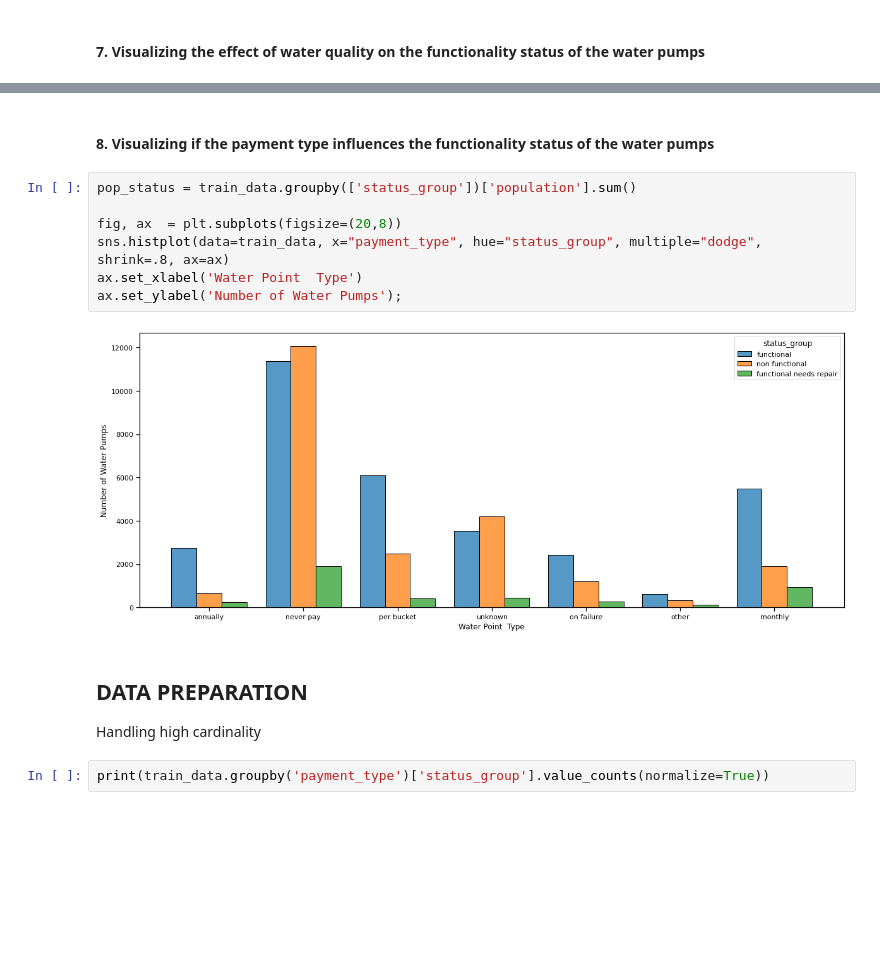
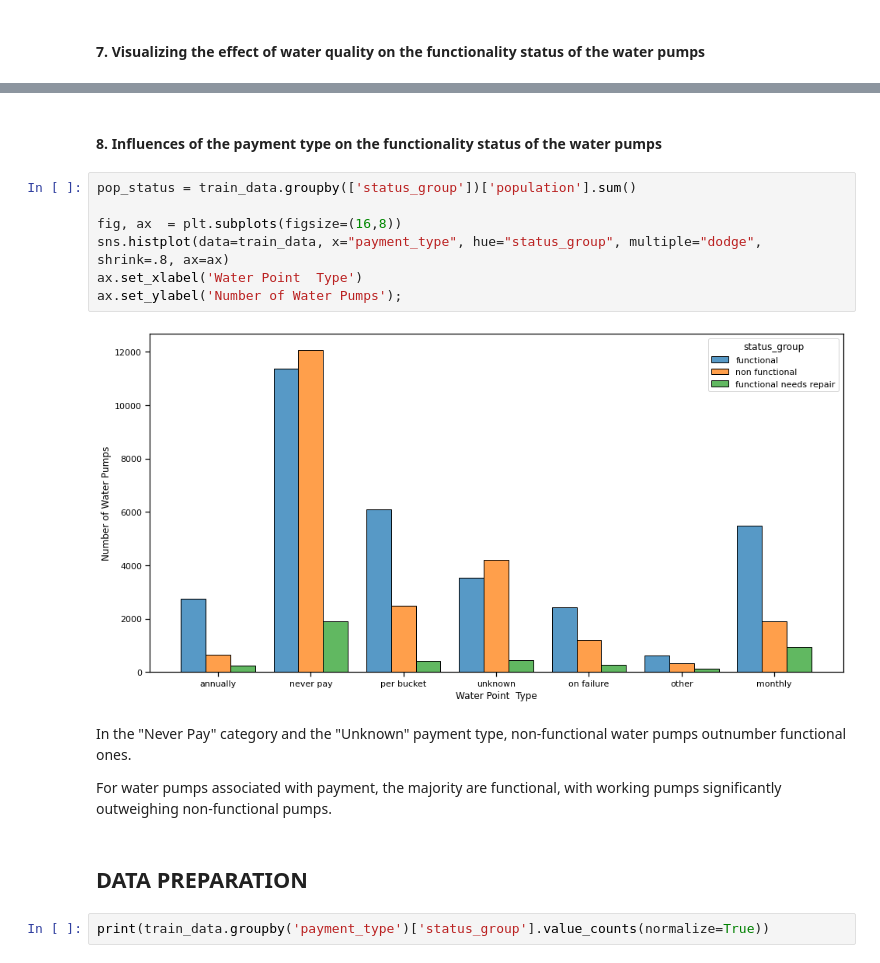
Before and after one commit to pianch/Tanzania_water_pumps_functionality, a Jupyter notebook: index.ipynb, the cells around one changed output, grey strips where cells are left out. Cells and saved outputs as stored; diff of their text form; blank space fills up the shorter version.

```diff
--- a/index.ipynb
+++ b/index.ipynb
@@ -356,18 +386,20 @@ ax.set_ylabel("Number of water pumps");
 # %% [markdown]
- #### **8. Visualizing if the payment type influences the functionality status of the water pumps**
+ #### **8. Influences of the payment type on the functionality status of the water pumps**
 # %%
 pop_status = train_data.groupby(['status_group'])['population'].sum()
 
-fig, ax  = plt.subplots(figsize=(20,8))
+fig, ax  = plt.subplots(figsize=(16,8))
 sns.histplot(data=train_data, x="payment_type", hue="status_group", multiple="dodge", shrink=.8, ax=ax)
 ax.set_xlabel('Water Point  Type')
 ax.set_ylabel('Number of Water Pumps');
 # %% [output]
-[figure, old version]
+[figure, new version]
+# %% [markdown]
+ In the "Never Pay" category and the "Unknown" payment type, non-functional water pumps outnumber functional ones.
+
+ For water pumps associated with payment, the majority are functional, with working pumps significantly outweighing non-functional pumps.
 # %% [markdown]
 ## DATA PREPARATION
-
- Handling high cardinality
 # %%
 print(train_data.groupby('payment_type')['status_group'].value_counts(normalize=True))
 # %% [output]
```
Also changed, not shown: parts of 38 cells of this notebook.
